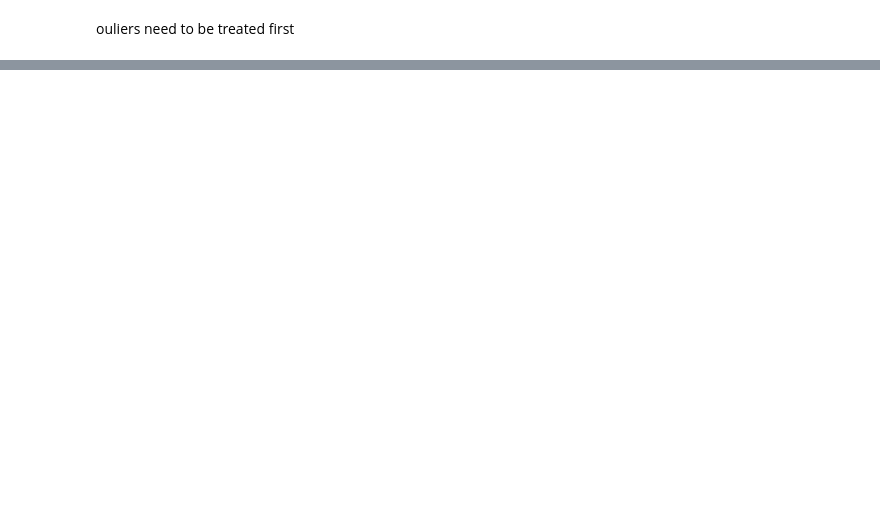
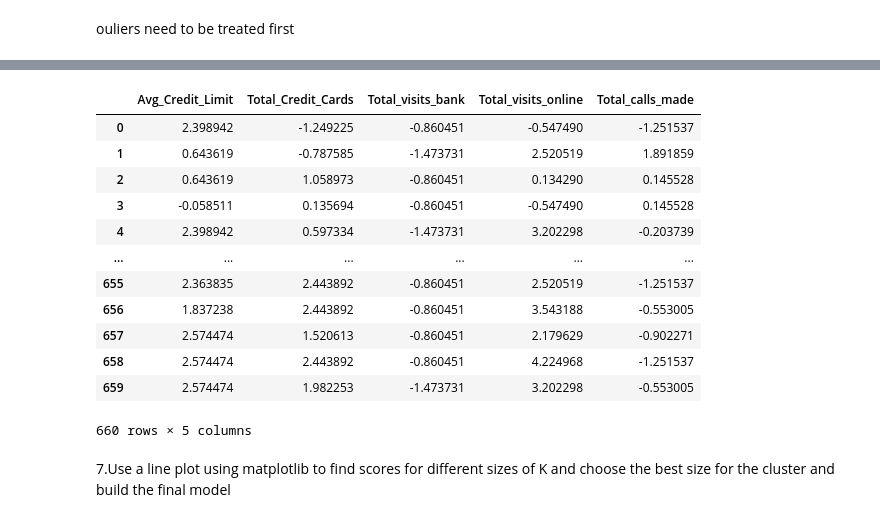
Before and after one commit to Shivam-Shane/Learnerhub, a Jupyter notebook: IPYTHON/Assignment 5.question 2.ipynb, the cells around one changed output, grey strips where cells are left out. Cells and saved outputs as stored; diff of their text form; code cells hidden in the pictures; blank space fills up the shorter version.

```diff
--- a/IPYTHON/Assignment 5.question 2.ipynb
+++ b/IPYTHON/Assignment 5.question 2.ipynb
@@ -148,0 +169,24 @@ data.corr()
+# %%
+from sklearn.preprocessing import StandardScaler
+sc=StandardScaler()
+sc.fit(data)
+new=sc.transform(data)
+data=pd.DataFrame(new,columns=data.columns)
+# %%
+data
+# %% [output]
+|  | Avg_Credit_Limit | Total_Credit_Cards | Total_visits_bank | Total_visits_online | Total_calls_made |
+| 0 | 2.398942 | -1.249225 | -0.860451 | -0.547490 | -1.251537 |
+| 1 | 0.643619 | -0.787585 | -1.473731 | 2.520519 | 1.891859 |
+| 2 | 0.643619 | 1.058973 | -0.860451 | 0.134290 | 0.145528 |
+| 3 | -0.058511 | 0.135694 | -0.860451 | -0.547490 | 0.145528 |
+| 4 | 2.398942 | 0.597334 | -1.473731 | 3.202298 | -0.203739 |
+| ... | ... | ... | ... | ... | ... |
+| 655 | 2.363835 | 2.443892 | -0.860451 | 2.520519 | -1.251537 |
+| 656 | 1.837238 | 2.443892 | -0.860451 | 3.543188 | -0.553005 |
+| 657 | 2.574474 | 1.520613 | -0.860451 | 2.179629 | -0.902271 |
+| 658 | 2.574474 | 2.443892 | -0.860451 | 4.224968 | -1.251537 |
+| 659 | 2.574474 | 1.982253 | -1.473731 | 3.202298 | -0.553005 |
+660 rows × 5 columns
+# %% [markdown]
+7.Use a line plot using matplotlib to find scores for different sizes of K and choose the best size for the cluster and build the final model
```
Also changed, not shown: parts of 16 cells of this notebook.
